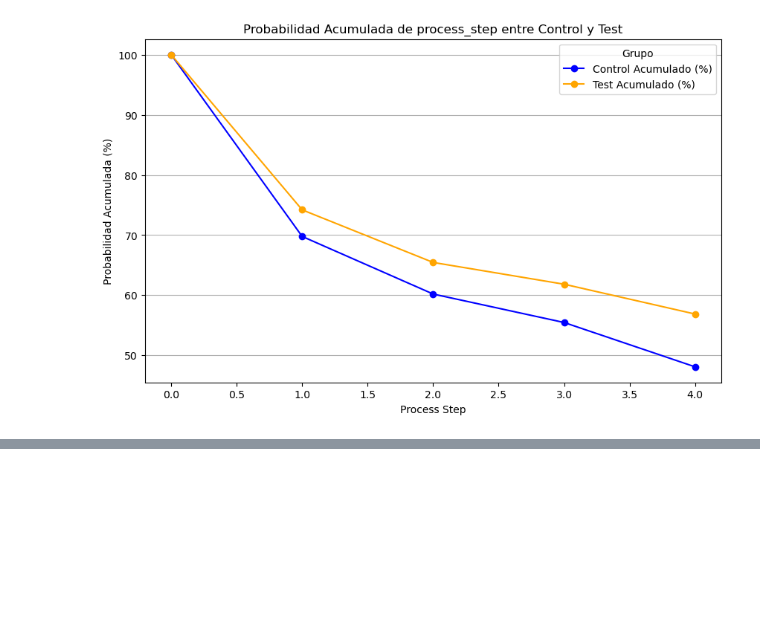
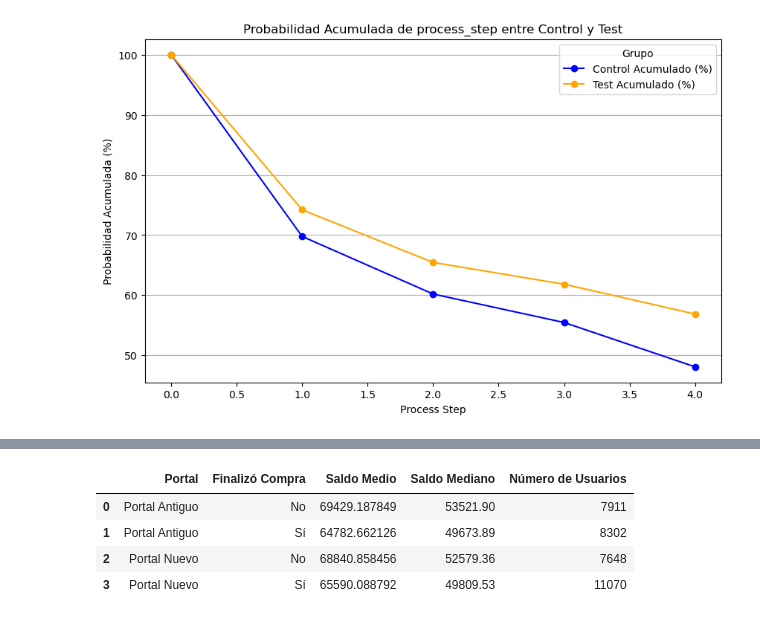
Before and after one commit to ivanalonsom/Project5_EDA_Inferential_Stats, a Jupyter notebook: main.ipynb, the cells around one changed output, grey strips where cells are left out. Cells and saved outputs as stored; diff of their text form; code cells hidden in the pictures; blank space fills up the shorter version.

```diff
--- a/main.ipynb
+++ b/main.ipynb
@@ -348,0 +472,8 @@ plt.show()
+# %%
+resumen
+# %% [output]
+|  | Portal | Finalizó Compra | Saldo Medio | Saldo Mediano | Número de Usuarios |
+| 0 | Portal Antiguo | No | 69429.187849 | 53521.90 | 7911 |
+| 1 | Portal Antiguo | Sí | 64782.662126 | 49673.89 | 8302 |
+| 2 | Portal Nuevo | No | 68840.858456 | 52579.36 | 7648 |
+| 3 | Portal Nuevo | Sí | 65590.088792 | 49809.53 | 11070 |
```
Also changed, not shown: parts of 7 cells of this notebook, 2 other files.
